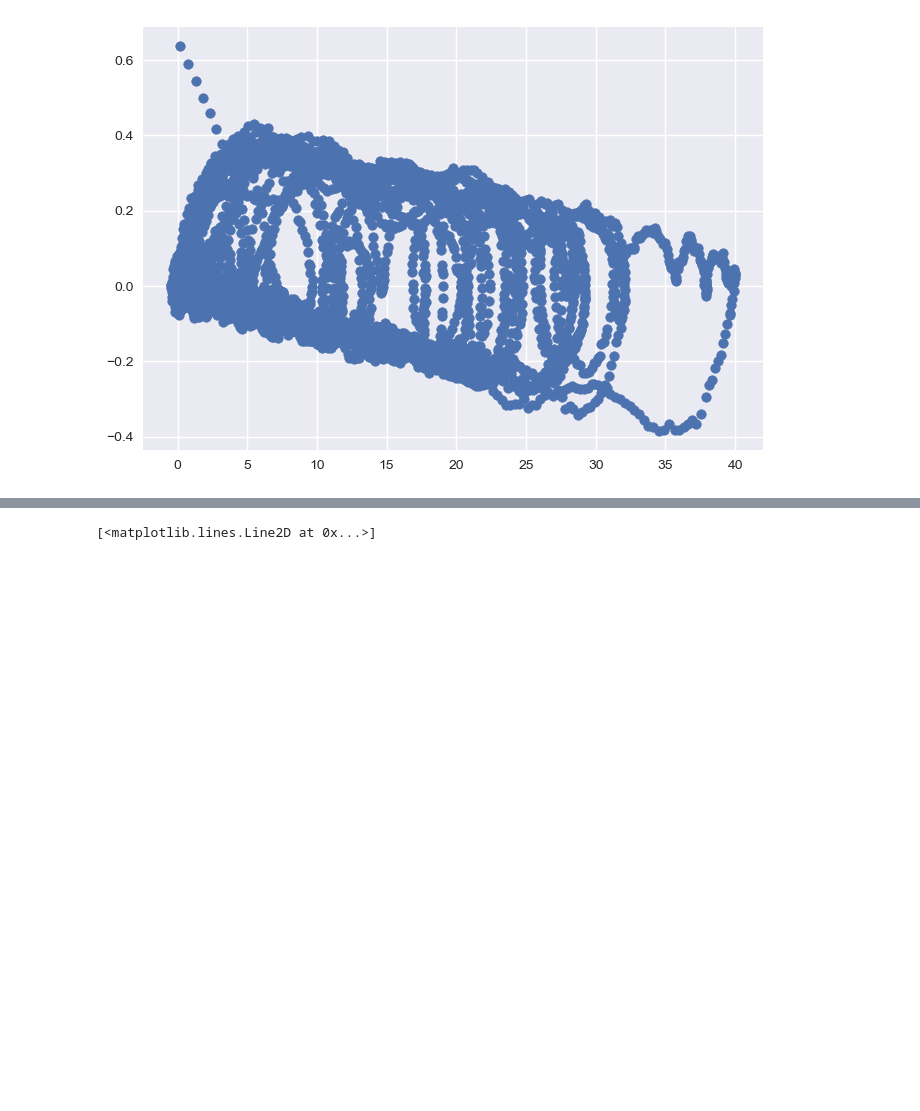
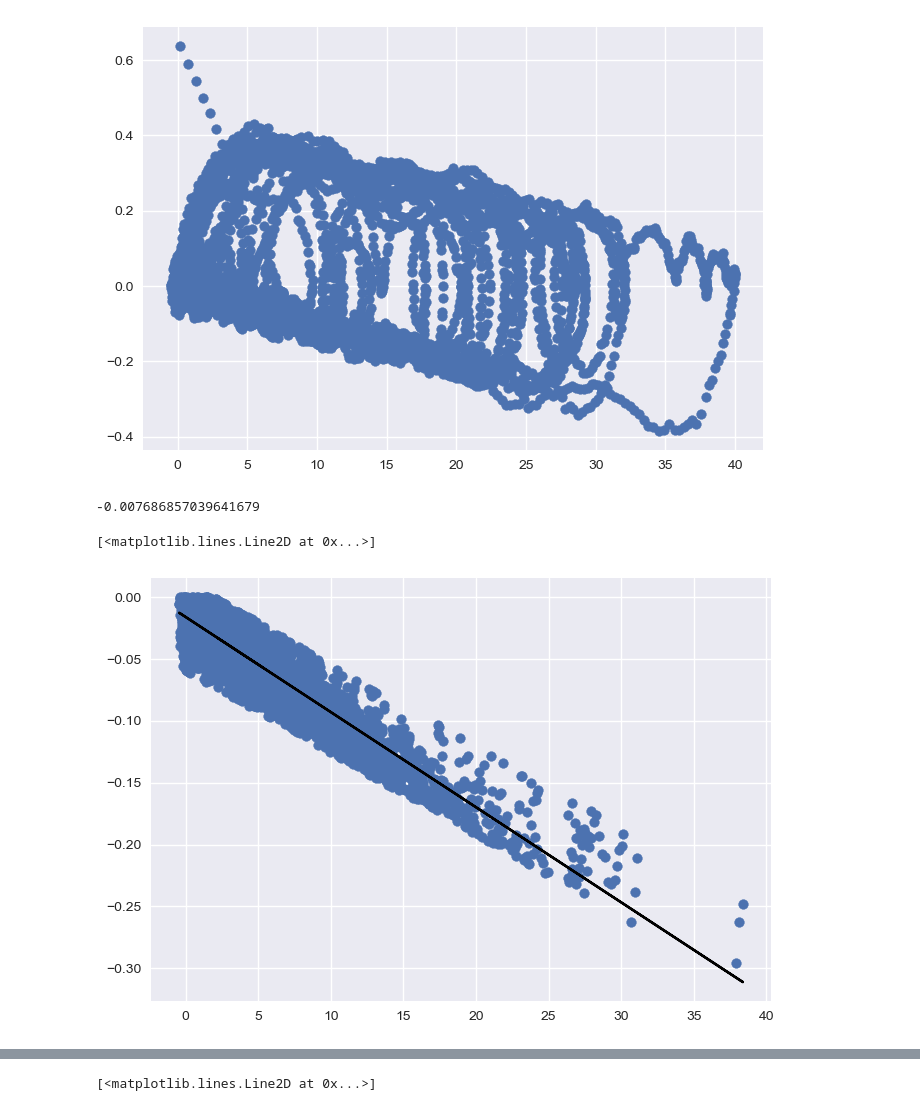
Before and after one commit to mjoudy/Calcium---AR, a Jupyter notebook: pre-processing-for-stefan.ipynb, the cells around one changed output, grey strips where cells are left out. Saved outputs shown, nothing was run; the diff lists cells and outputs as text; code cells hidden in the pictures; blank space fills up the shorter version.

Commit message:
outlier analysis for scatter plot of signal vs. derivative

```diff
--- a/pre-processing-for-stefan.ipynb
+++ b/pre-processing-for-stefan.ipynb
@@ -472,3 +472,28 @@ plt.scatter(smooth_cal, smooth_deriv)
 # %% [output]
 <matplotlib.collections.PathCollection at 0x...>
 [figure]
+# %%
+def remove_outliers(x, y, threshold=.5):
+    x = np.array(x)
+    y = np.array(y)
+    residuals = y - np.polyval(np.polyfit(x, y, 1), x)
+    quartile_1, quartile_3 = np.percentile(residuals, [25, 75])
+    iqr = quartile_3 - quartile_1
+    lower_bound = quartile_1 - (threshold * iqr)
+    upper_bound = quartile_3 + (threshold * iqr)
+    mask = (residuals >= lower_bound) & (residuals <= upper_bound)
+    return x[mask], y[mask]
+
+#x, y = remove_outliers(x, y)
+# %%
+x, y = remove_outliers(neg_smooth_cal, neg_smooth_deriv)
+b, a = np.polyfit(x, y, deg=1)
+b
+# %% [output]
+-0.007686857039641679
+# %%
+plt.scatter(x, y)
+plt.plot(x, a+b*x, color ='k')
+# %% [output]
+[<matplotlib.lines.Line2D at 0x...>]
+[figure, added]
```
Also changed, not shown: parts of 4 cells of this notebook.
